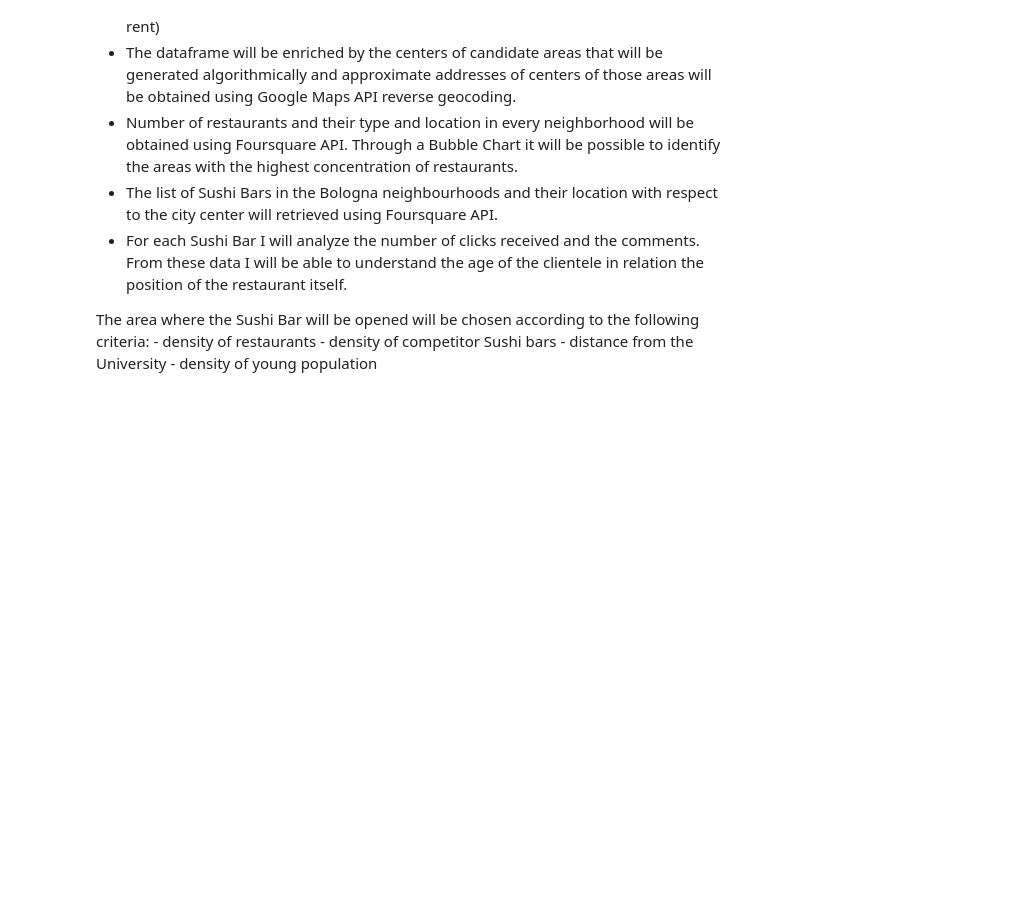
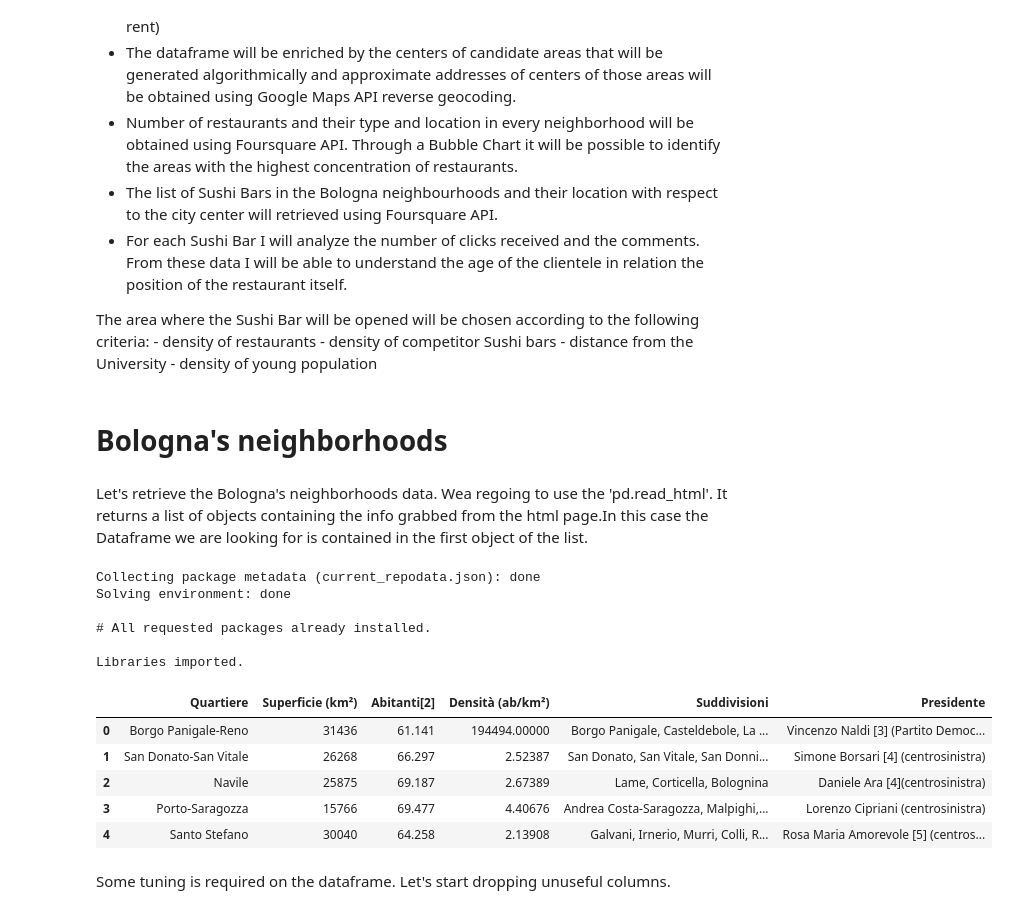
Before and after one commit to fabioantonini/Applied-Data-Science-Coursera-Capstone, a Jupyter notebook: Applied Data Science Capstone.ipynb, the cells around one changed output. Cells and saved outputs as stored; diff of their text form; code cells hidden in the pictures; blank space fills up the shorter version.

```diff
--- a/Applied Data Science Capstone.ipynb
+++ b/Applied Data Science Capstone.ipynb
@@ -36,3 +36,49 @@ The area where the Sushi Bar will be opened will be chosen according to the foll
     - density of competitor Sushi bars
     - distance from the University
     - density of young population
+# %% [markdown]
+# Bologna's neighborhoods
+# %% [markdown]
+Let's retrieve the Bologna's neighborhoods data. Wea regoing to use the 'pd.read_html'. It returns a list of objects containing the info grabbed from the html page.In this  case the Dataframe we are looking for is contained in the first object of the list.
+# %%
+import pandas as pd
+import numpy as np
+
+!conda install -c conda-forge geopy --yes # uncomment this line if you haven't completed the Foursquare API lab
+from geopy.geocoders import Nominatim # convert an address into latitude and longitude values
+
+import requests # library to handle requests
+from pandas.io.json import json_normalize # tranform JSON file into a pandas dataframe
+
+# Matplotlib and associated plotting modules
+import matplotlib.cm as cm
+import matplotlib.colors as colors
+
+# import k-means from clustering stage
+from sklearn.cluster import KMeans
+
+#!conda install -c conda-forge folium=0.5.0 --yes # uncomment this line if you haven't completed the Foursquare API lab
+import folium # map rendering library
+
+print('Libraries imported.')
+# %% [output]
+Collecting package metadata (current_repodata.json): done
+Solving environment: done
+
+# All requested packages already installed.
+
+Libraries imported.
+# %%
+url_html='https://it.wikipedia.org/wiki/Quartieri_di_Bologna'
+bologna_obj = pd.read_html(url_html)
+bologna_df = bologna_obj[0]
+bologna_df.head()
+# %% [output]
+|  | Quartiere | Superficie (km²) | Abitanti[2] | Densità (ab/km²) | Suddivisioni | Presidente |
+| 0 | Borgo Panigale-Reno | 31436 | 61.141 | 194494.00000 | Borgo Panigale, Casteldebole, La ... | Vincenzo Naldi [3] (Partito Democ... |
+| 1 | San Donato-San Vitale | 26268 | 66.297 | 2.52387 | San Donato, San Vitale, San Donni... | Simone Borsari [4] (centrosinistra) |
+| 2 | Navile | 25875 | 69.187 | 2.67389 | Lame, Corticella, Bolognina | Daniele Ara [4](centrosinistra) |
+| 3 | Porto-Saragozza | 15766 | 69.477 | 4.40676 | Andrea Costa-Saragozza, Malpighi,... | Lorenzo Cipriani (centrosinistra) |
+| 4 | Santo Stefano | 30040 | 64.258 | 2.13908 | Galvani, Irnerio, Murri, Colli, R... | Rosa Maria Amorevole [5] (centros... |
+# %% [markdown]
+Some tuning is required on the dataframe. Let's start dropping unuseful columns.
```
Also changed, not shown: parts of 20 cells of this notebook.
